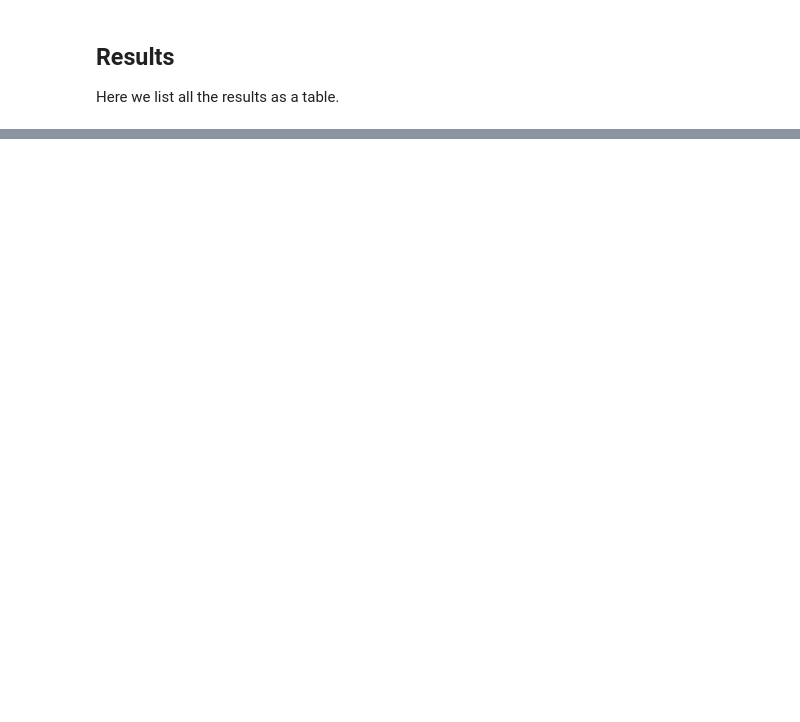
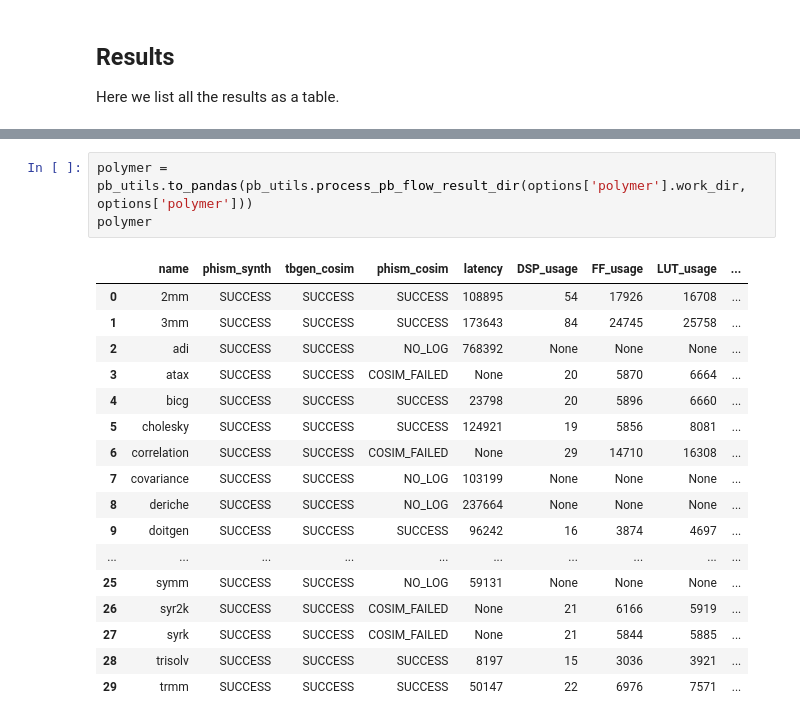
Before and after one commit to kumasento/polsca, a Jupyter notebook: notebooks/polybench-results.ipynb, the cells around one changed output, grey strips where cells are left out. Saved outputs shown, nothing was run; the diff lists cells and outputs as text; blank space fills up the shorter version.

```diff
--- a/notebooks/polybench-results.ipynb
+++ b/notebooks/polybench-results.ipynb
@@ -132,3 +119,24 @@ polymer
+# %%
+polymer = pb_utils.to_pandas(pb_utils.process_pb_flow_result_dir(options['polymer'].work_dir, options['polymer']))
+polymer
+# %% [output]
+|  | name | phism_synth | tbgen_cosim | phism_cosim | latency | DSP_usage | FF_usage | LUT_usage | ... |
+| 0 | 2mm | SUCCESS | SUCCESS | SUCCESS | 108895 | 54 | 17926 | 16708 | ... |
+| 1 | 3mm | SUCCESS | SUCCESS | SUCCESS | 173643 | 84 | 24745 | 25758 | ... |
+| 2 | adi | SUCCESS | SUCCESS | NO_LOG | 768392 | None | None | None | ... |
+| 3 | atax | SUCCESS | SUCCESS | COSIM_FAILED | None | 20 | 5870 | 6664 | ... |
+| 4 | bicg | SUCCESS | SUCCESS | SUCCESS | 23798 | 20 | 5896 | 6660 | ... |
+| 5 | cholesky | SUCCESS | SUCCESS | SUCCESS | 124921 | 19 | 5856 | 8081 | ... |
+| 6 | correlation | SUCCESS | SUCCESS | COSIM_FAILED | None | 29 | 14710 | 16308 | ... |
+| 7 | covariance | SUCCESS | SUCCESS | NO_LOG | 103199 | None | None | None | ... |
+| 8 | deriche | SUCCESS | SUCCESS | NO_LOG | 237664 | None | None | None | ... |
+| 9 | doitgen | SUCCESS | SUCCESS | SUCCESS | 96242 | 16 | 3874 | 4697 | ... |
+| ... | ... | ... | ... | ... | ... | ... | ... | ... | ... |
+| 25 | symm | SUCCESS | SUCCESS | NO_LOG | 59131 | None | None | None | ... |
+| 26 | syr2k | SUCCESS | SUCCESS | COSIM_FAILED | None | 21 | 6166 | 5919 | ... |
+| 27 | syrk | SUCCESS | SUCCESS | COSIM_FAILED | None | 21 | 5844 | 5885 | ... |
+| 28 | trisolv | SUCCESS | SUCCESS | SUCCESS | 8197 | 15 | 3036 | 3921 | ... |
+| 29 | trmm | SUCCESS | SUCCESS | SUCCESS | 50147 | 22 | 6976 | 7571 | ... |
 # %%
 base_succ = pb_utils.filter_success(baseline)
 poly_succ = pb_utils.filter_success(polymer)
```
Also changed, not shown: parts of 7 cells of this notebook, 3 other files.
